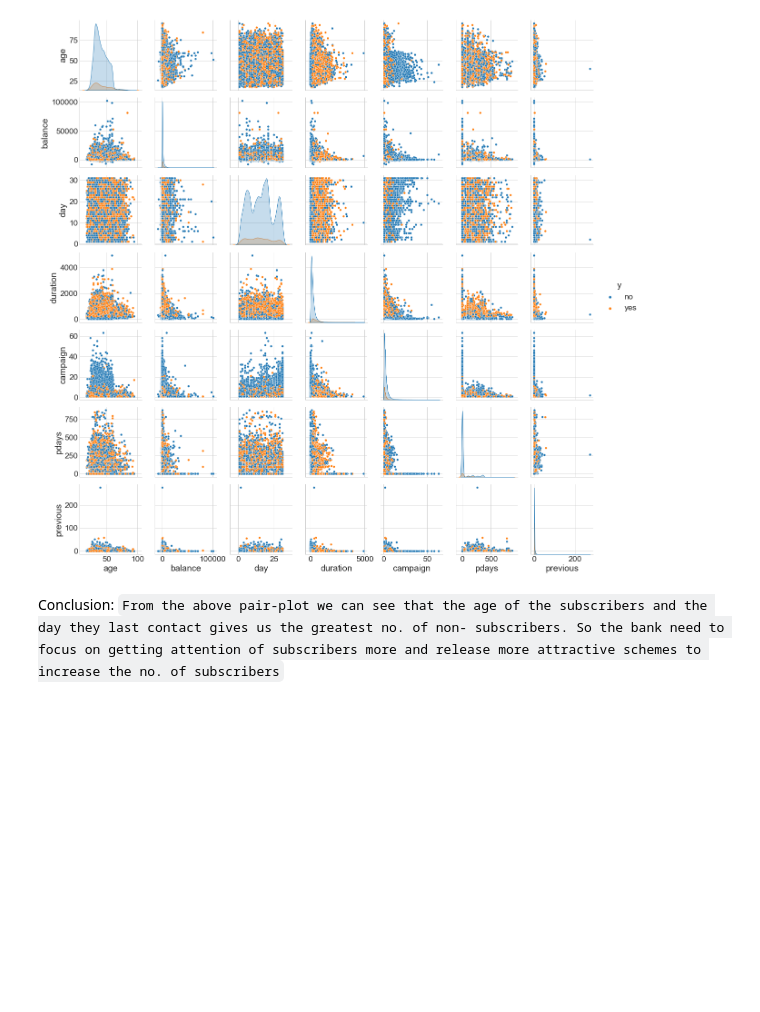
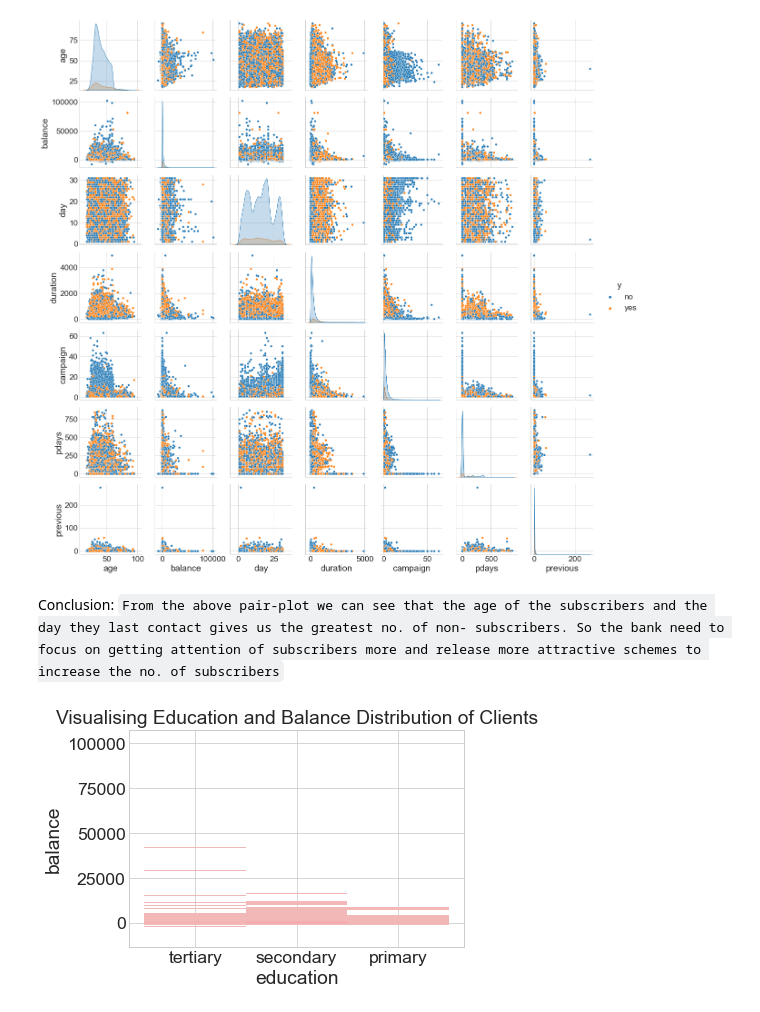
Before and after one commit to aditya230302/Bank-Full-EDA, a Jupyter notebook: bank123456789.ipynb, the cells around one changed output. Saved outputs shown, nothing was run; the diff lists cells and outputs as text; code cells hidden in the pictures; blank space fills up the shorter version.

Commit message:
updates education and balance relation

```diff
--- a/bank123456789.ipynb
+++ b/bank123456789.ipynb
@@ -625,3 +622,7 @@ sns.pairplot(data, hue='y')
 [figure]
 # %% [markdown]
 Conclusion: `From the above pair-plot we can see that the age of the subscribers and the day they last contact gives us the greatest no. of non- subscribers. So the bank need to focus on getting attention of subscribers more and release more attractive schemes to increase the no. of subscribers`
+# %%
+age_plot = sns.histplot(data=data, x="education",y="balance", color = "red", binwidth= 10, kde=True, legend = True).set(title='Visualising Education and Balance Distribution of Clients')
+# %% [output]
+[figure, added]
```
Also changed, not shown: parts of 1 cell of this notebook.
